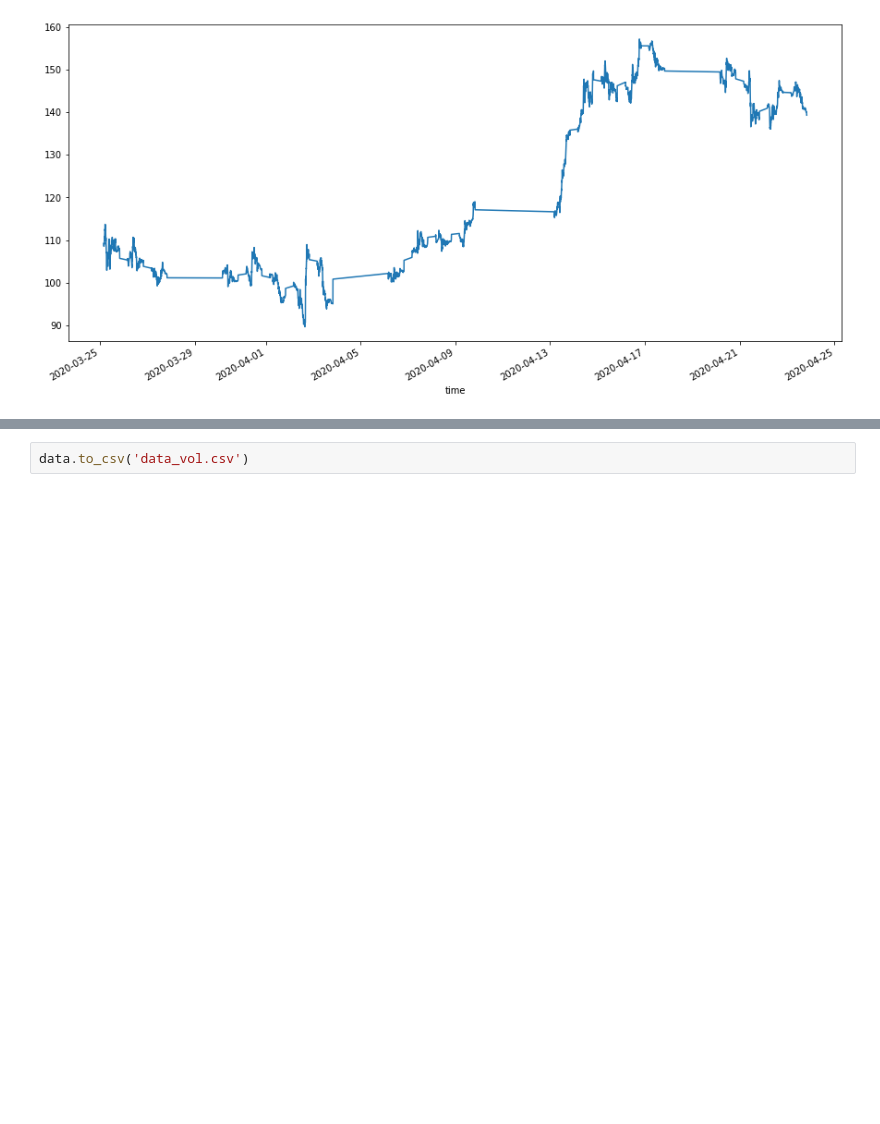
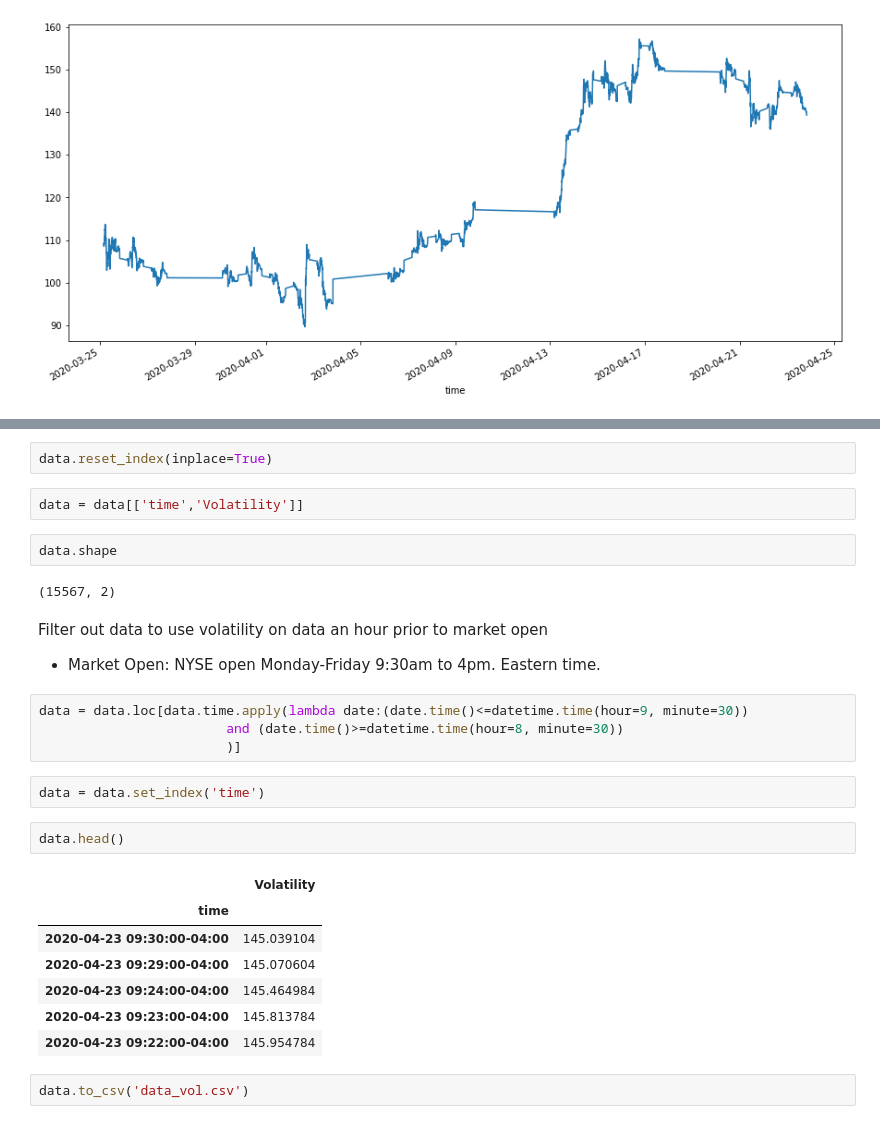
Before and after one commit to leeso1718/StockMarket_explainableAI, a Jupyter notebook: notebooks/data_nb/data_feature_engineer.ipynb, the cells around one changed output, grey strips where cells are left out. Saved outputs shown, nothing was run; the diff lists cells and outputs as text; blank space fills up the shorter version.

```diff
--- a/notebooks/data_nb/data_feature_engineer.ipynb
+++ b/notebooks/data_nb/data_feature_engineer.ipynb
@@ -60,2 +55,29 @@ data.Volatility.plot(figsize=(15,7))
+# %%
+data.reset_index(inplace=True)
+# %%
+data = data[['time','Volatility']]
+# %%
+data.shape
+# %% [output]
+(15567, 2)
+# %% [markdown]
+Filter out data to use volatility on data an hour prior to market open
+* Market Open: NYSE open Monday-Friday 9:30am to 4pm. Eastern time.
+# %%
+data = data.loc[data.time.apply(lambda date:(date.time()<=datetime.time(hour=9, minute=30))
+                        and (date.time()>=datetime.time(hour=8, minute=30))
+                        )]
+# %%
+data = data.set_index('time')
+# %%
+data.head()
+# %% [output]
+|  | Volatility |
+| time |  |
+| 2020-04-23 09:30:00-04:00 | 145.039104 |
+| 2020-04-23 09:29:00-04:00 | 145.070604 |
+| 2020-04-23 09:24:00-04:00 | 145.464984 |
+| 2020-04-23 09:23:00-04:00 | 145.813784 |
+| 2020-04-23 09:22:00-04:00 | 145.954784 |
 # %%
 data.to_csv('data_vol.csv')
```
Also changed, not shown: parts of 6 cells of this notebook, 3 other files.
